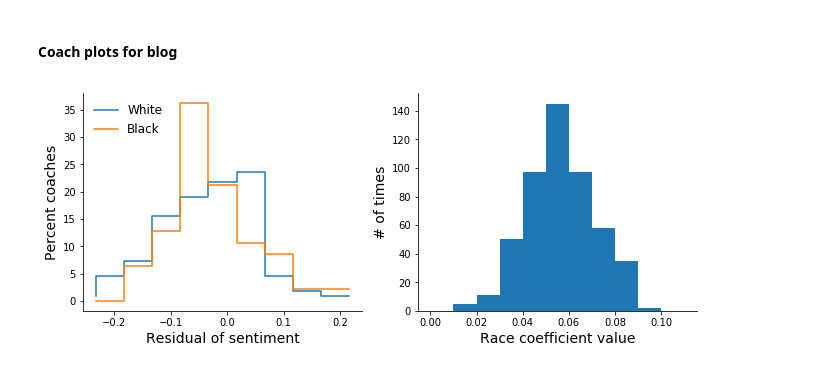
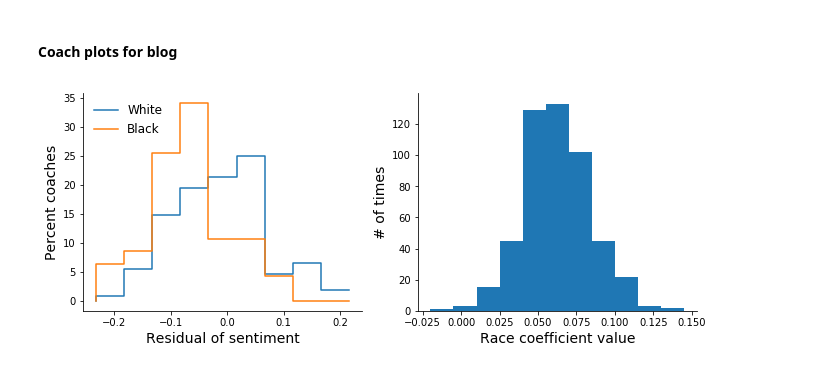
Before and after one commit to map222/trailofpapers, a Jupyter notebook: sentiment_sports/nba-sentiment.ipynb, the cells around one changed output. Cells and saved outputs as stored; diff of their text form; code cells hidden in the pictures.

Commit message:
will updated named entities, coach modeling data

```diff
--- a/sentiment_sports/nba-sentiment.ipynb
+++ b/sentiment_sports/nba-sentiment.ipynb
@@ -492,3 +506,3 @@ See the caveats in the documentation: http://pandas.pydata.org/pandas-docs/stabl
 # %%
-#join_df.to_csv('modeling_data/nba_player_model_data.tsv', sep='\t', index=False)
-join_df = pd.read_csv('modeling_data/nba_model_data.tsv', sep='\t')
+join_df.to_csv('modeling_data/nba_player_model_data.tsv', sep='\t', index=False)
+#join_df = pd.read_csv('modeling_data/nba_model_data.tsv', sep='\t')
@@ -722,8 +734,8 @@ coaches_covariates_df.sort_values('compound_mean_mean',ascending=False).query('u
 # %% [markdown]
 ### Filter to coaches with enough games and comments and explore data
 # %%
-#coaches_covariates_df.to_csv('modeling_data/nba_coaches_covariates.tsv', sep='\t', index=False)
-coaches_covariates_df = pd.read_csv('modeling_data/nba_coaches_covariates.tsv', sep='\t')
+coaches_covariates_df.to_csv('modeling_data/nba_coaches_covariates.tsv', sep='\t', index=False)
+#coaches_covariates_df = pd.read_csv('modeling_data/nba_coaches_covariates.tsv', sep='\t')
 # %%
 coaches_fit_df = coaches_covariates_df.query('G >= 10 and user_count > 10')
 coaches_fit_df['age'] = coaches_fit_df['age'].fillna(coaches_fit_df['age'].mean())
@@ -945,3 +961,10 @@ Try using .loc[row_indexer,col_indexer] = value instead
 
 See the caveats in the documentation: http://pandas.pydata.org/pandas-docs/stable/indexing.html#indexing-view-versus-copy
   """Entry point for launching an IPython kernel.
+# %%
+from numpy.random import rand
+def coach_sample(df, frac = 0.5):
+    if rand() < frac:
+        return df
+    return None
+coaches_fit_df.groupby('fuzzy_name').apply(coach_sample).dropna().shape
@@ -948,7 +973,8 @@ See the caveats in the documentation: http://pandas.pydata.org/pandas-docs/stabl
 # %%
+%%time
 race_coef = []
 for _ in range(500):
-    bootstrap_df = coaches_fit_df.sample(frac=0.5)
+    bootstrap_df = coaches_fit_df.groupby('fuzzy_name').apply(coach_sample).dropna()
     bootstrap_clustered = smf.wls( formula = 'compound_mean_mean ~ age + tenure + rookie + career_WinP + winP_change + demean_winP * C(race)',
                 data = bootstrap_df,
                weights = 1 / (bootstrap_df['compound_mean_std'] / np.sqrt(bootstrap_df['user_count'])),
@@ -970,26 +998,26 @@ warnings.filterwarnings('ignore')
 # %%
 fig, (ax1, ax2) = plt.subplots(1,2, figsize = [11, 4])
 sentiment_bins = np.arange(-0.25, 0.3, 0.05)
 coaches_fit_df['predicted_sentiment'] = coach_model_clustered.predict(coaches_fit_df)
 coaches_fit_df['performance_model_residual'] = -coaches_fit_df['predicted_sentiment'] + coaches_fit_df['compound_mean_mean']
 coaches_black_hist, _ = np.histogram(coaches_fit_df.query('race == "B"')['performance_model_residual'], sentiment_bins)
 coaches_white_hist, _ = np.histogram(coaches_fit_df.query('race == "W"')['performance_model_residual'], sentiment_bins)
 ax1.plot(sentiment_bins[:-1] + bin_width /2,100* coaches_white_hist / coaches_white_hist.sum(),
          label='White', drawstyle='steps')
 ax1.plot(sentiment_bins[:-1] + bin_width /2,100* coaches_black_hist / coaches_black_hist.sum(),
          label='Black', drawstyle='steps')
 ax1.set_ylabel('Percent coaches', fontsize = fs)
 ax1.set_xlabel('Residual of sentiment', fontsize = fs)
 
-ax2.hist(race_coef, bins = np.arange(0, 0.12, 0.01));
+ax2.hist(race_coef, bins = np.arange(-0.02, 0.15, 0.015));
 ax2.set_xlabel('Race coefficient value', fontsize = fs)
 ax2.set_ylabel('# of times', fontsize = fs)
 ax1.legend(fontsize = fs-2, frameon=False, loc='upper left')
 #ax1.legend().remove()
 ax1.spines['right'].set_visible(False)
 ax1.spines['top'].set_visible(False)
 ax2.spines['right'].set_visible(False)
 ax2.spines['top'].set_visible(False)
 fig.savefig('Coach sentiment.png',bbox_inches='tight', dpi=600)
 # %% [output]
-[figure, old version]
+[figure, new version]
```
Also changed, not shown: parts of 49 cells of this notebook, 4 other files.
